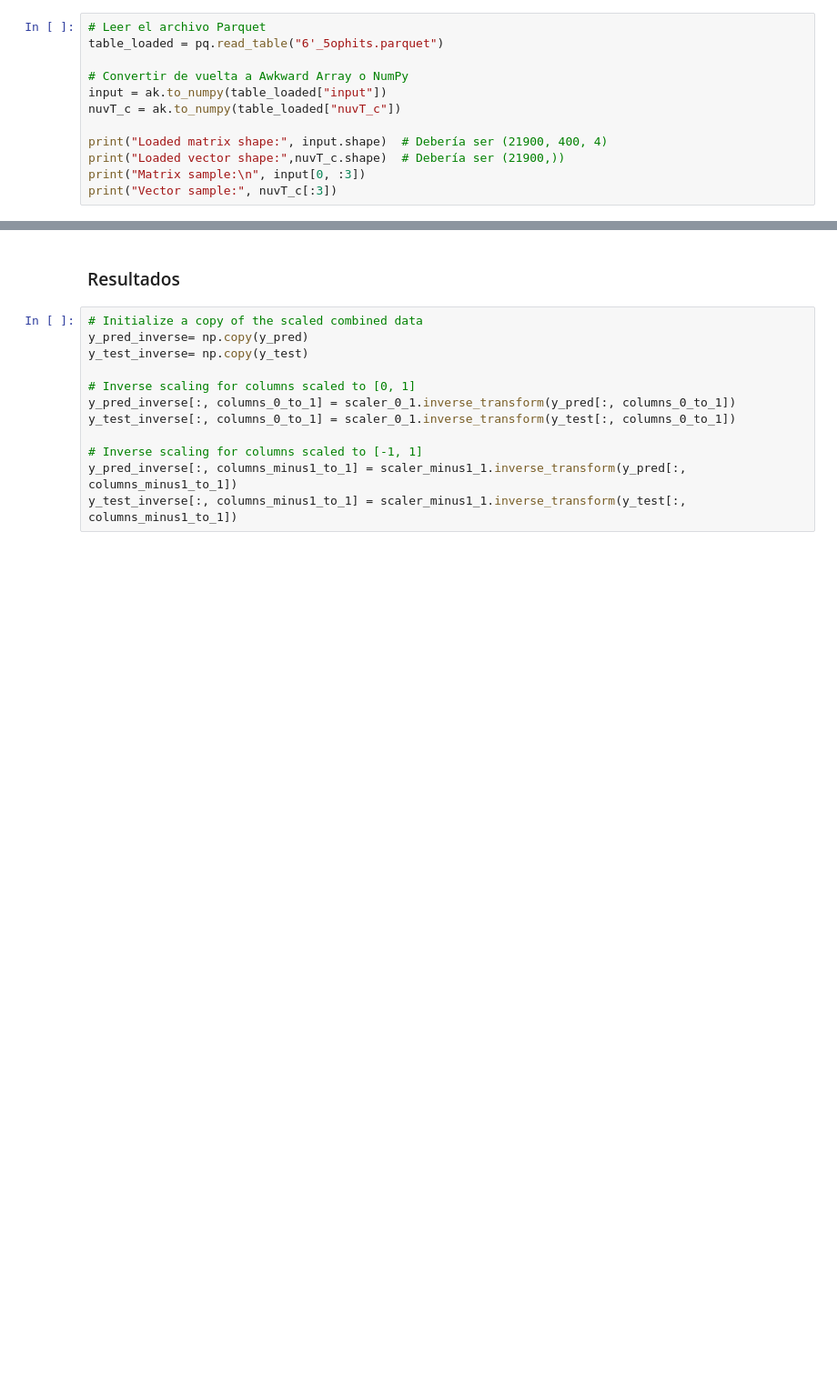
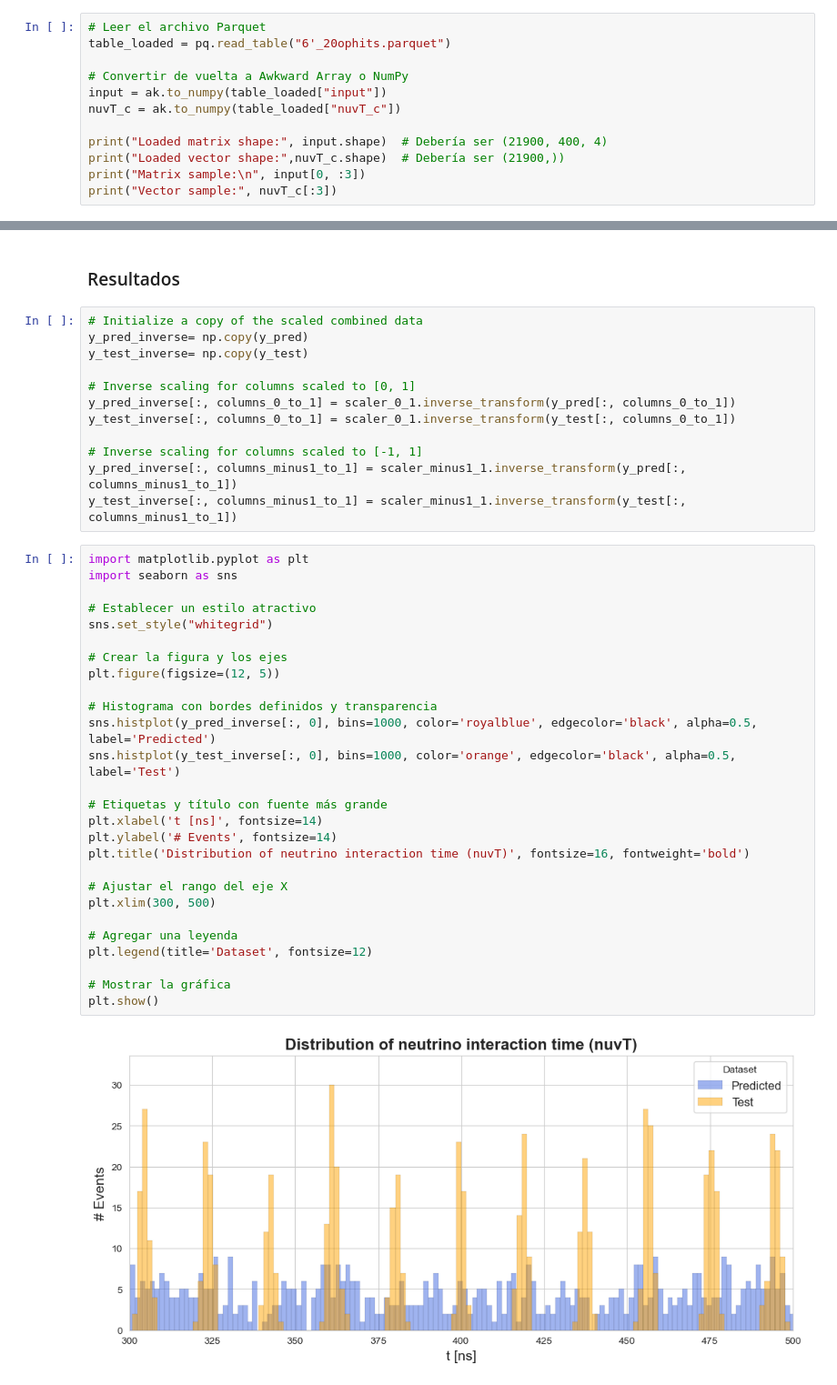
Before and after one commit to CIEMAT-Neutrino/AI_nuvT, a Jupyter notebook: 7_cnn+lstm.ipynb, the cells around one changed output, grey strips where cells are left out. Shown at 91% size. Cells and saved outputs as stored; diff of their text form; blank space fills up the shorter version.

```diff
--- a/7_cnn+lstm.ipynb
+++ b/7_cnn+lstm.ipynb
@@ -4,7 +4,7 @@ from imports import *
 ### Cargando datos temporales
 # %%
 # Leer el archivo Parquet
-table_loaded = pq.read_table("6'_5ophits.parquet")
+table_loaded = pq.read_table("6'_20ophits.parquet")
 
 # Convertir de vuelta a Awkward Array o NumPy
 input = ak.to_numpy(table_loaded["input"])
@@ -631,3 +481,32 @@ y_test_inverse[:, columns_0_to_1] = scaler_0_1.inverse_transform(y_test[:, colum
 # Inverse scaling for columns scaled to [-1, 1]
 y_pred_inverse[:, columns_minus1_to_1] = scaler_minus1_1.inverse_transform(y_pred[:, columns_minus1_to_1])
 y_test_inverse[:, columns_minus1_to_1] = scaler_minus1_1.inverse_transform(y_test[:, columns_minus1_to_1])
+# %%
+import matplotlib.pyplot as plt
+import seaborn as sns
+
+# Establecer un estilo atractivo
+sns.set_style("whitegrid")
+
+# Crear la figura y los ejes
+plt.figure(figsize=(12, 5))
+
+# Histograma con bordes definidos y transparencia
+sns.histplot(y_pred_inverse[:, 0], bins=1000, color='royalblue', edgecolor='black', alpha=0.5, label='Predicted')
+sns.histplot(y_test_inverse[:, 0], bins=1000, color='orange', edgecolor='black', alpha=0.5, label='Test')
+
+# Etiquetas y título con fuente más grande
+plt.xlabel('t [ns]', fontsize=14)
+plt.ylabel('# Events', fontsize=14)
+plt.title('Distribution of neutrino interaction time (nuvT)', fontsize=16, fontweight='bold')
+
+# Ajustar el rango del eje X
+plt.xlim(300, 500)
+
+# Agregar una leyenda
+plt.legend(title='Dataset', fontsize=12)
+
+# Mostrar la gráfica
+plt.show()
+# %% [output]
+[figure, added]
```
Also changed, not shown: parts of 18 cells of this notebook, 6 other files.
